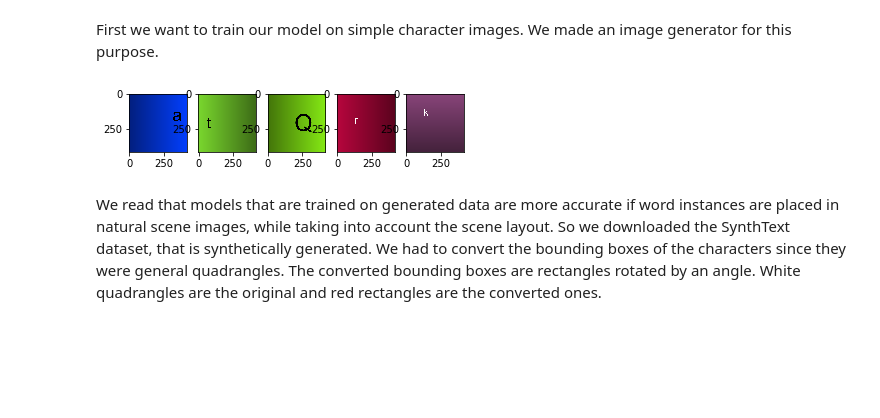
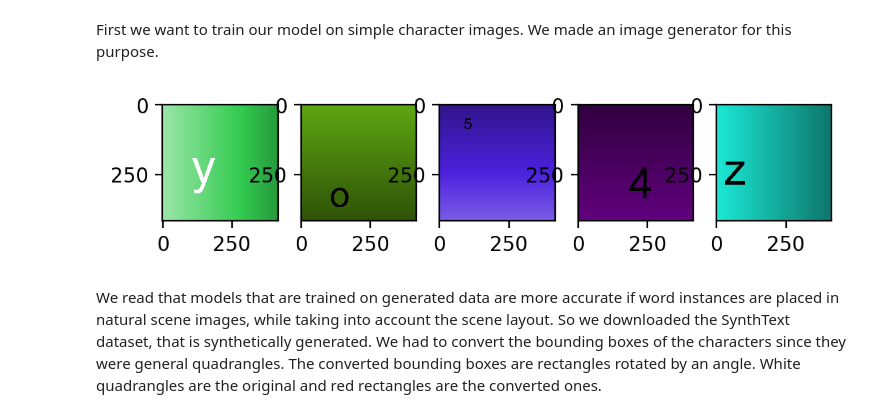
Before and after one commit to revygabor/yolocr, a Jupyter notebook: milestone_1.ipynb, the cells around one changed output. Saved outputs shown, nothing was run; the diff lists cells and outputs as text; code cells hidden in the pictures; blank space fills up the shorter version.

Commit message:
notebook: image size change

```diff
--- a/milestone_1.ipynb
+++ b/milestone_1.ipynb
@@ -15,16 +15,18 @@ Using TensorFlow backend.
 # %% [markdown]
 First we want to train our model on simple character images. We made an image generator for this purpose.
 # %%
+plt.rcParams['figure.dpi'] = 200 # bigger image
 n_pictures = 5
-data_generator = generate_train_data(batch_size = n_pictures, char_list=char_list, font_list=["arial"], size_interval=(50, 200))
+data_generator = generate_train_data(batch_size = n_pictures, char_list=char_list, # we create the generator
+                                     font_list=["arial"], size_interval=(50, 200)) # that generates (image, label) tuples
 images, chars = next(data_generator)
 fig, axes = plt.subplots(1, n_pictures)
 for i, ax in enumerate(axes):
     ax.imshow(images[i])
 
 fig.show()
 # %% [output]
-[figure, old version]
+[figure, new version]
 # %% [markdown]
 We read that models that are trained on generated data are more accurate if word instances are placed in natural scene images, while taking into account the scene layout. So we downloaded the SynthText dataset, that is synthetically generated. We had to convert the bounding boxes of the characters since they were general quadrangles. The converted bounding boxes are rectangles rotated by an angle. White quadrangles are the original and red rectangles are the converted ones.
 # %%
```
Also changed, not shown: parts of 2 cells of this notebook, 1 other file.
